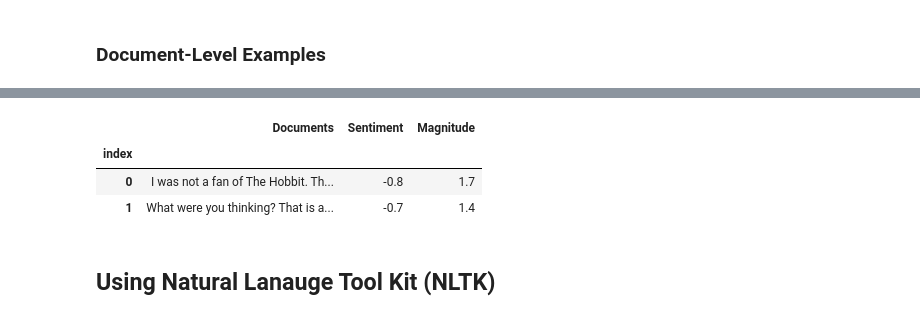
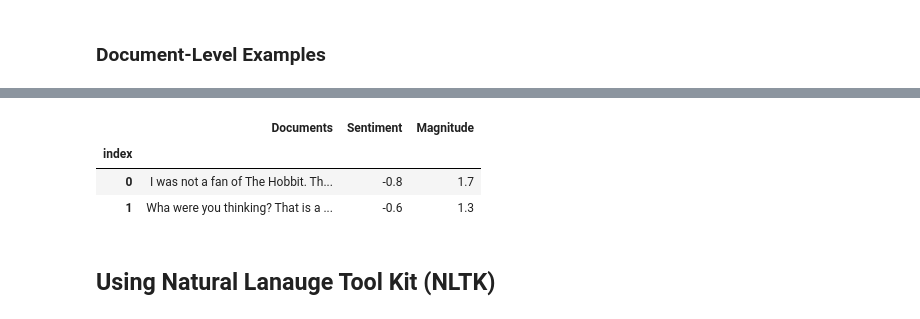
Before and after one commit to adamrossnelson/confident, a Jupyter notebook: notebooks/Confident Data Chapter 08.ipynb, the cells around one changed output, grey strips where cells are left out. Saved outputs shown, nothing was run; the diff lists cells and outputs as text; code cells hidden in the pictures.

```diff
--- a/notebooks/Confident Data Chapter 08.ipynb
+++ b/notebooks/Confident Data Chapter 08.ipynb
@@ -99,3 +113,13 @@ sl = '../../services/services.json'
+# %%
+# Specify a services.json location
+sl = '../../../services/services.json'
+
+# Check if the services file exists
+import os
+if not os.path.isfile(sl):
+    raise FileNotFoundError(f"""NoFileError - {sl} does not exist.
+        Read more at:
+        https://developers.google.com/workspace/guides/create-credentials#create_credentials_for_a_service_account""")
 # %%
 # Instantiate a google Cloud client
 client = language_v1.LanguageServiceClient.from_service_account_json(sl)
@@ -104,11 +128,13 @@ client = language_v1.LanguageServiceClient.from_service_account_json(sl)
 my_text = 'I am happy to announce a promotion at work!'
 
 # Create a Google Cloud document from the text
-document = language_v1.Document(content=my_text,
-                                type_=language_v1.Document.Type.PLAIN_TEXT)
+document = language_v1.Document(
+    content=my_text,
+    type_=language_v1.Document.Type.PLAIN_TEXT)
 
 # Send the document to Google's API
-a_sentiment = client.analyze_sentiment(document=document)
+a_sentiment = client.analyze_sentiment(
+    document=document)
 # %%
 # Further inspect above code with the type() function
 print(f'The type of the document is {type(document)}')
@@ -302,18 +352,20 @@ def google_api_document_scores(series: pd.Series) -> pd.DataFrame:
     # Return the resulting DataFrame
     return doc_scores_df
 # %%
-# Store the results of the sentimento analysis in a new DataFrame
-df = google_api_document_scores(
-            pd.Series(['I was not a fan of The Hobbit. This is not a fav.',
-                       'What were you thinking? That is a bad idea.']))
+# Store sentiment analysis results in new df
+txt = ['I was not a fan of The Hobbit. This is not a fav.',
+       'Wha were you thinking? That is a bad idea.']
+
+# Put results of sentiment analysis in new df
+df = google_api_document_scores(pd.Series(txt))
 
 # Display the result
 df
 # %% [output]
 |  | Documents | Sentiment | Magnitude |
 | index |  |  |  |
 | 0 | I was not a fan of The Hobbit. Th... | -0.8 | 1.7 |
-| 1 | What were you thinking? That is a... | -0.7 | 1.4 |
+| 1 | Wha were you thinking? That is a ... | -0.6 | 1.3 |
 # %% [markdown]
 ## Using Natural Lanauge Tool Kit (NLTK)
 # %%
```
Also changed, not shown: parts of 22 cells of this notebook.
